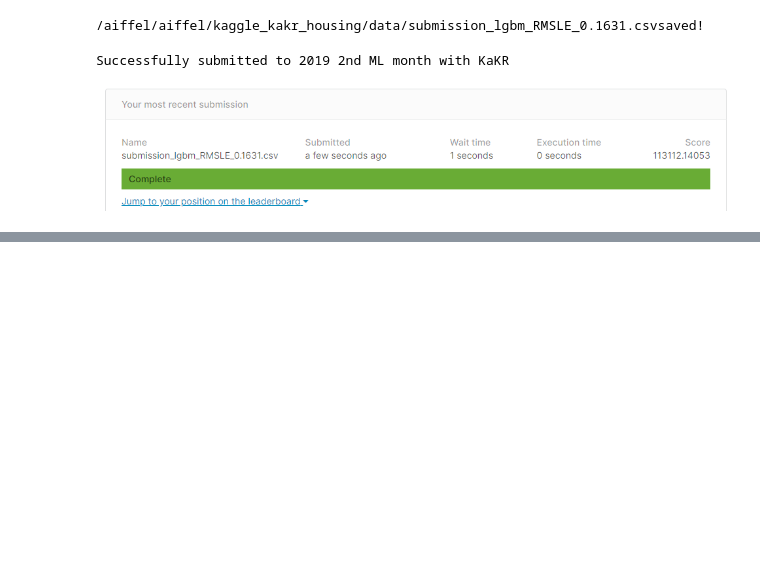
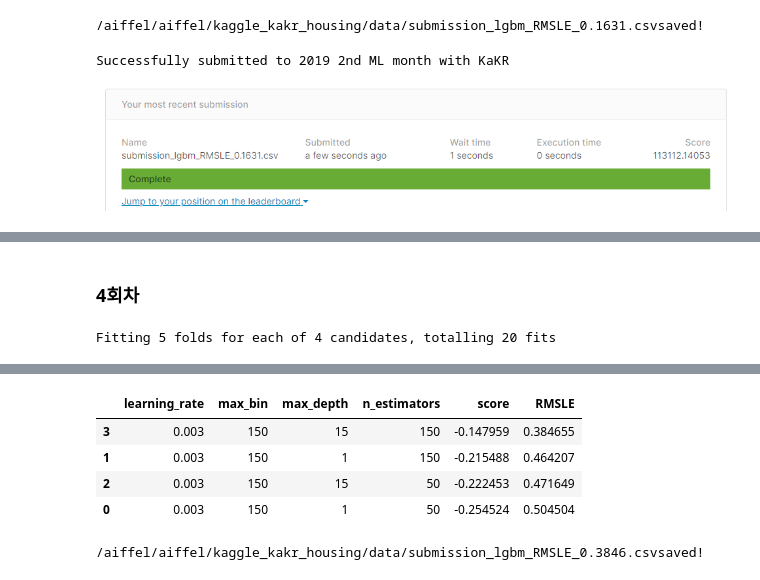
Before and after one commit to tunastorm/aiffel_lms, a Jupyter notebook: kaggle_kakr_housing/[E-06] conqueror_of_leaderboard_ycw.ipynb, the cells around one changed output, grey strips where cells are left out. Saved outputs shown, nothing was run; the diff lists cells and outputs as text; code cells hidden in the pictures; blank space fills up the shorter version.

```diff
--- a/kaggle_kakr_housing/[E-06] conqueror_of_leaderboard_ycw.ipynb
+++ b/kaggle_kakr_housing/[E-06] conqueror_of_leaderboard_ycw.ipynb
@@ -730,0 +684,14 @@ Successfully submitted to 2019 2nd ML month with KaKR
+# %% [markdown]
+### 4회차
+# %%
+param_grid = {
+    'n_estimators': [50, 150],
+    'max_depth': [1, 15],
+    'learning_rate': [0.003],
+    'max_bin': [150]
+}
+# %%
+model = LGBMRegressor(random_state=random_state)
+my_GridSearch(model, train, y, param_grid, verbose=2, n_jobs=5)
+# %% [output]
+Fitting 5 folds for each of 4 candidates, totalling 20 fits
@@ -730,0 +701,9 @@ Successfully submitted to 2019 2nd ML month with KaKR
+|  | learning_rate | max_bin | max_depth | n_estimators | score | RMSLE |
+| 3 | 0.003 | 150 | 15 | 150 | -0.147959 | 0.384655 |
+| 1 | 0.003 | 150 | 1 | 150 | -0.215488 | 0.464207 |
+| 2 | 0.003 | 150 | 15 | 50 | -0.222453 | 0.471649 |
+| 0 | 0.003 | 150 | 1 | 50 | -0.254524 | 0.504504 |
+# %%
+save_submission(model, train, y, test, 'lgbm', rmsle='0.3846')
+# %% [output]
+/aiffel/aiffel/kaggle_kakr_housing/data/submission_lgbm_RMSLE_0.3846.csvsaved!
```
Also changed, not shown: parts of 27 cells of this notebook.
